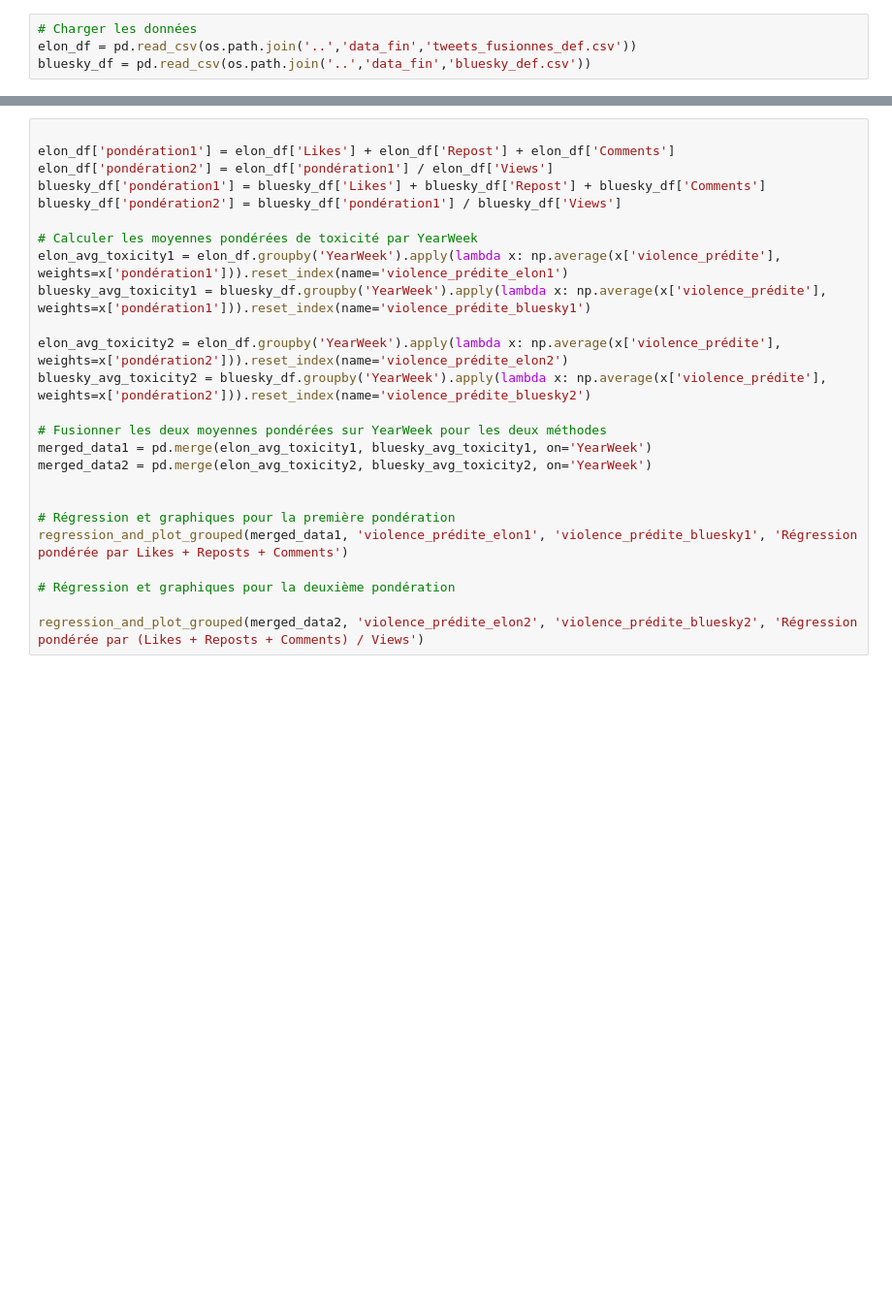
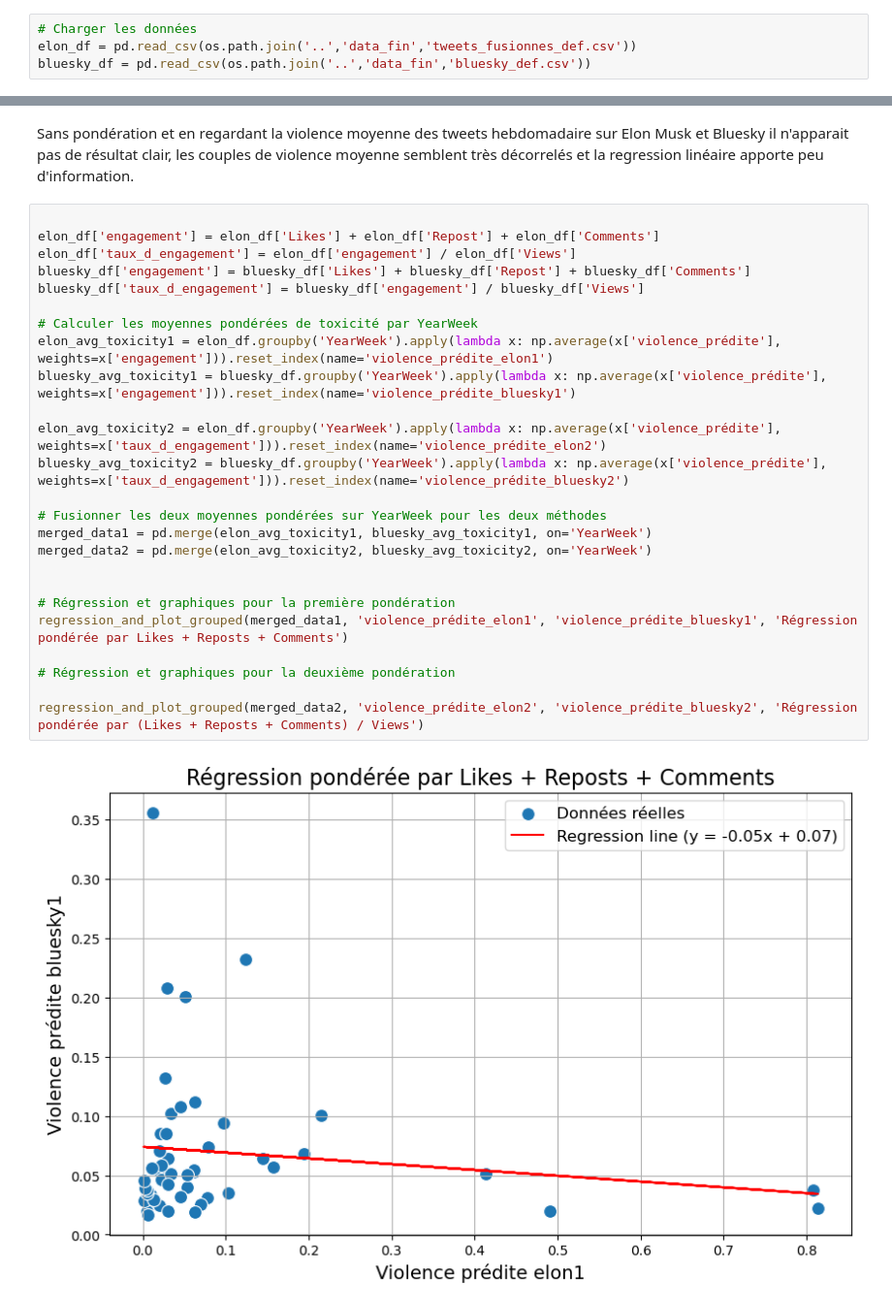
Before and after one commit to lucielang/Scrapping-de-tweets, a Jupyter notebook: 0_notebooks/7_modelisation.ipynb, the cells around one changed output, grey strips where cells are left out. Shown at 97% size. Drawn from its saved outputs; the diff is of its cells as text; blank space fills up the shorter version.

```diff
--- a/0_notebooks/7_modelisation.ipynb
+++ b/0_notebooks/7_modelisation.ipynb
@@ -95,26 +106,29 @@ Intercept : 0.058883327310458575
+# %% [markdown]
+Sans pondération et en regardant la violence moyenne des tweets hebdomadaire sur Elon Musk et Bluesky il n'apparait pas de résultat clair, les couples de violence moyenne semblent très décorrelés  et la regression linéaire apporte peu d'information.
 # %%
 
-elon_df['pondération1'] = elon_df['Likes'] + elon_df['Repost'] + elon_df['Comments']
-elon_df['pondération2'] = elon_df['pondération1'] / elon_df['Views']
-bluesky_df['pondération1'] = bluesky_df['Likes'] + bluesky_df['Repost'] + bluesky_df['Comments']
-bluesky_df['pondération2'] = bluesky_df['pondération1'] / bluesky_df['Views']
+elon_df['engagement'] = elon_df['Likes'] + elon_df['Repost'] + elon_df['Comments']
+elon_df['taux_d_engagement'] = elon_df['engagement'] / elon_df['Views']
+bluesky_df['engagement'] = bluesky_df['Likes'] + bluesky_df['Repost'] + bluesky_df['Comments']
+bluesky_df['taux_d_engagement'] = bluesky_df['engagement'] / bluesky_df['Views']
 
 # Calculer les moyennes pondérées de toxicité par YearWeek
-elon_avg_toxicity1 = elon_df.groupby('YearWeek').apply(lambda x: np.average(x['violence_prédite'], weights=x['pondération1'])).reset_index(name='violence_prédite_elon1')
-bluesky_avg_toxicity1 = bluesky_df.groupby('YearWeek').apply(lambda x: np.average(x['violence_prédite'], weights=x['pondération1'])).reset_index(name='violence_prédite_bluesky1')
+elon_avg_toxicity1 = elon_df.groupby('YearWeek').apply(lambda x: np.average(x['violence_prédite'], weights=x['engagement'])).reset_index(name='violence_prédite_elon1')
+bluesky_avg_toxicity1 = bluesky_df.groupby('YearWeek').apply(lambda x: np.average(x['violence_prédite'], weights=x['engagement'])).reset_index(name='violence_prédite_bluesky1')
 
-elon_avg_toxicity2 = elon_df.groupby('YearWeek').apply(lambda x: np.average(x['violence_prédite'], weights=x['pondération2'])).reset_index(name='violence_prédite_elon2')
-bluesky_avg_toxicity2 = bluesky_df.groupby('YearWeek').apply(lambda x: np.average(x['violence_prédite'], weights=x['pondération2'])).reset_index(name='violence_prédite_bluesky2')
+elon_avg_toxicity2 = elon_df.groupby('YearWeek').apply(lambda x: np.average(x['violence_prédite'], weights=x['taux_d_engagement'])).reset_index(name='violence_prédite_elon2')
+bluesky_avg_toxicity2 = bluesky_df.groupby('YearWeek').apply(lambda x: np.average(x['violence_prédite'], weights=x['taux_d_engagement'])).reset_index(name='violence_prédite_bluesky2')
 
 # Fusionner les deux moyennes pondérées sur YearWeek pour les deux méthodes
 merged_data1 = pd.merge(elon_avg_toxicity1, bluesky_avg_toxicity1, on='YearWeek')
 merged_data2 = pd.merge(elon_avg_toxicity2, bluesky_avg_toxicity2, on='YearWeek')
 
 
 # Régression et graphiques pour la première pondération
 regression_and_plot_grouped(merged_data1, 'violence_prédite_elon1', 'violence_prédite_bluesky1', 'Régression pondérée par Likes + Reposts + Comments')
 
 # Régression et graphiques pour la deuxième pondération
 
 regression_and_plot_grouped(merged_data2, 'violence_prédite_elon2', 'violence_prédite_bluesky2', 'Régression pondérée par (Likes + Reposts + Comments) / Views')
 # %% [output]
+[figure, added]
```
Also changed, not shown: parts of 12 cells of this notebook, 2 other files.
